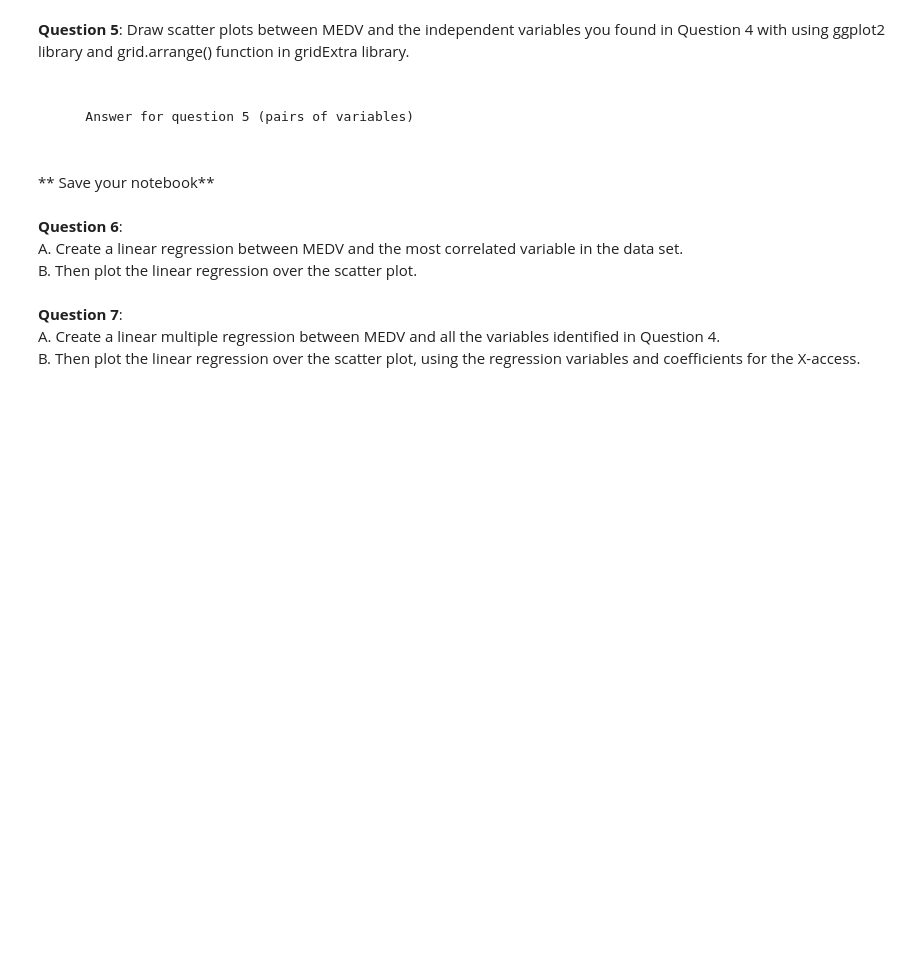
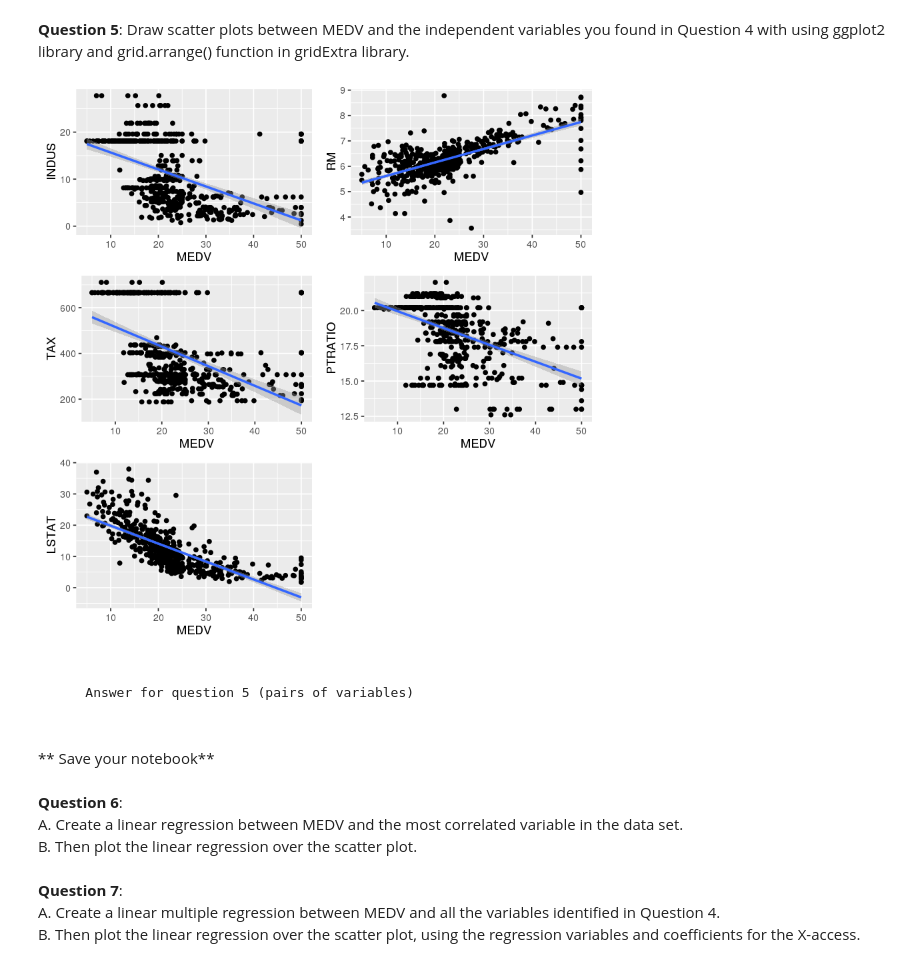
Before and after one commit to cosmos454b/dsa, a Jupyter notebook: modules/module2/exercises/Exercises.ipynb, the cells around one changed output. Drawn from its saved outputs; the diff is of its cells as text; code cells hidden in the pictures; blank space fills up the shorter version.

`````diff
--- a/modules/module2/exercises/Exercises.ipynb
+++ b/modules/module2/exercises/Exercises.ipynb
@@ -86,3 +104,18 @@ Hint: cor.test() gives lot of statistics. The only thing we are interested in ri
+# %%
+grid.arrange(
+    ggplot(housing, aes(x=MEDV,y=INDUS)) + xlab("MEDV")+ ylab("INDUS") +
+    geom_point() + geom_smooth(method=lm),
+    ggplot(housing, aes(x=MEDV,y=RM)) + xlab("MEDV")+ ylab("RM") +
+    geom_point() + geom_smooth(method=lm),
+    ggplot(housing, aes(x=MEDV,y=TAX)) + xlab("MEDV")+ ylab("TAX") +
+    geom_point() + geom_smooth(method=lm),
+    ggplot(housing, aes(x=MEDV,y=PTRATIO)) + xlab("MEDV")+ ylab("PTRATIO") +
+    geom_point() + geom_smooth(method=lm),
+    ggplot(housing, aes(x=MEDV,y=LSTAT)) + xlab("MEDV")+ ylab("LSTAT") +
+    geom_point() + geom_smooth(method=lm),
+    ncol=2)
+# %% [output]
+[figure, added]
 # %% [markdown]
 ````
 
`````
Also changed, not shown: parts of 5 cells of this notebook.
